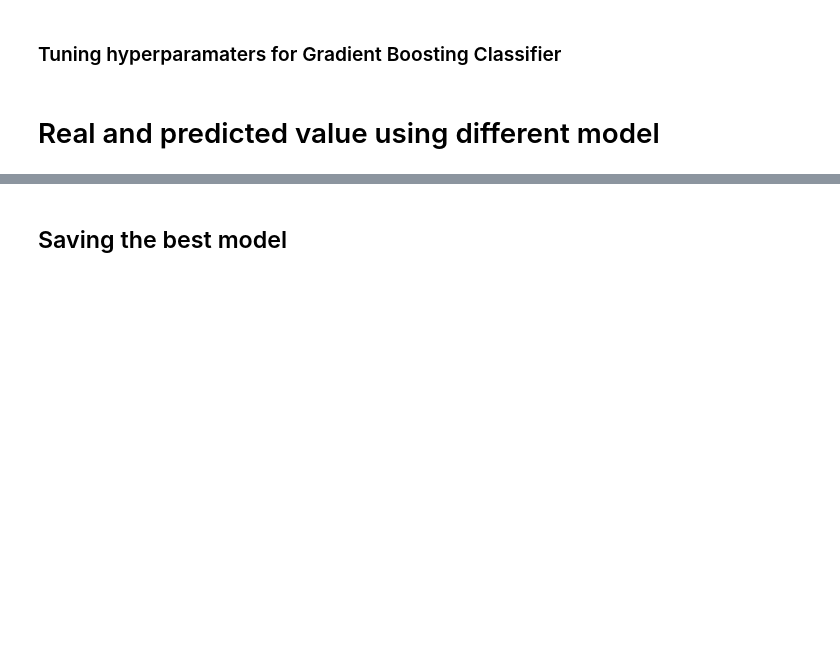
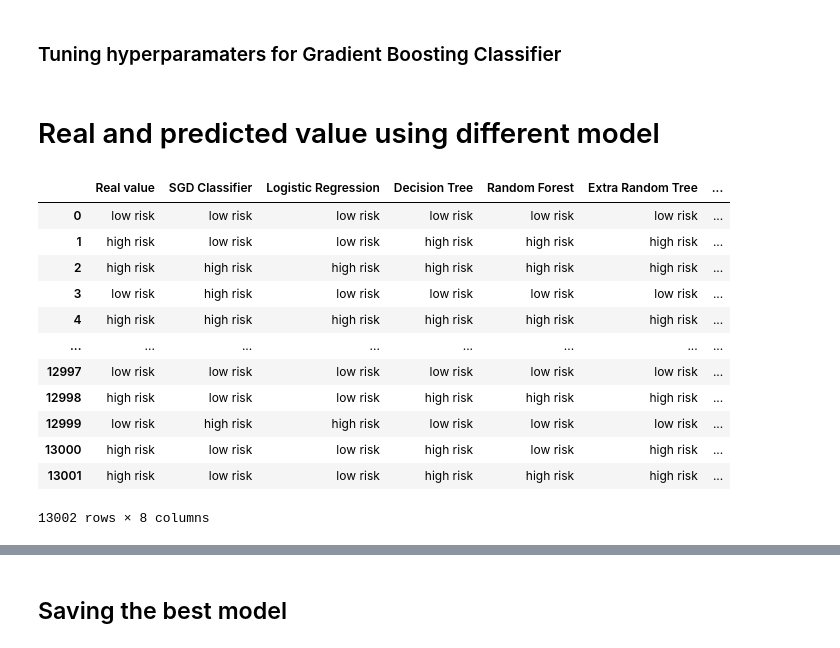
Before and after one commit to pandeysudip/Rental, a Jupyter notebook: 3.Model_Building.ipynb, the cells around one changed output, grey strips where cells are left out. Saved outputs shown, nothing was run; the diff lists cells and outputs as text; code cells hidden in the pictures; blank space fills up the shorter version.

```diff
--- a/3.Model_Building.ipynb
+++ b/3.Model_Building.ipynb
@@ -945,26 +945,40 @@ training_score(gb_b)
 # Real and predicted value using different model
 # %%
 #Predected value using test data
-y_pred_sgd=sgd_b.predict(X_test_scaled)
+y_pred_sgd=sgdc_b.predict(X_test_scaled)
 y_pred_lr=lr_b.predict(X_test_scaled)
 y_pred_dt=dt_b.predict(X_test_scaled)
 y_pred_rf=rf_b.predict(X_test_scaled)
 y_pred_rt=rt_b.predict(X_test_scaled)
 y_pred_ab=ab_b.predict(X_test_scaled)
 y_pred_gb=gb_b.predict(X_test_scaled)
 
 #Creating the dataframe for real and predicted value using different models
 df_pred=pd.DataFrame({'Real value':y_test,
                      'SGD Classifier':y_pred_sgd,
                      'Logistic Regression':y_pred_lr,
                      'Decision Tree':y_pred_dt,
                      'Random Forest':y_pred_rf,
                      'Extra Random Tree':y_pred_rt,
-                     'AdaBoost':y_pred_ab},
-                      'Gradient Boost': y_pred_gb)
+                     'AdaBoost':y_pred_ab,
+                      'Gradient Boost': y_pred_gb})
 #Replacing 1 with low risk and 0 with high risk
 df_pred.replace({1:'low risk', 0: 'high risk'}, inplace=True)
 df_pred
+# %% [output]
+|  | Real value | SGD Classifier | Logistic Regression | Decision Tree | Random Forest | Extra Random Tree | ... |
+| 0 | low risk | low risk | low risk | low risk | low risk | low risk | ... |
+| 1 | high risk | low risk | low risk | high risk | high risk | high risk | ... |
+| 2 | high risk | high risk | high risk | high risk | high risk | high risk | ... |
+| 3 | low risk | high risk | low risk | low risk | low risk | low risk | ... |
+| 4 | high risk | high risk | high risk | high risk | high risk | high risk | ... |
+| ... | ... | ... | ... | ... | ... | ... | ... |
+| 12997 | low risk | low risk | low risk | low risk | low risk | low risk | ... |
+| 12998 | high risk | low risk | low risk | high risk | high risk | high risk | ... |
+| 12999 | low risk | high risk | high risk | low risk | low risk | low risk | ... |
+| 13000 | high risk | low risk | low risk | high risk | low risk | high risk | ... |
+| 13001 | high risk | low risk | low risk | high risk | high risk | high risk | ... |
+13002 rows × 8 columns
 # %%
 # Saving the dataframe
 df_pred.to_html('Resources/Cleaned_data/over_pred_test.html')
```
Also changed, not shown: parts of 1 cell of this notebook, 4 other files.
